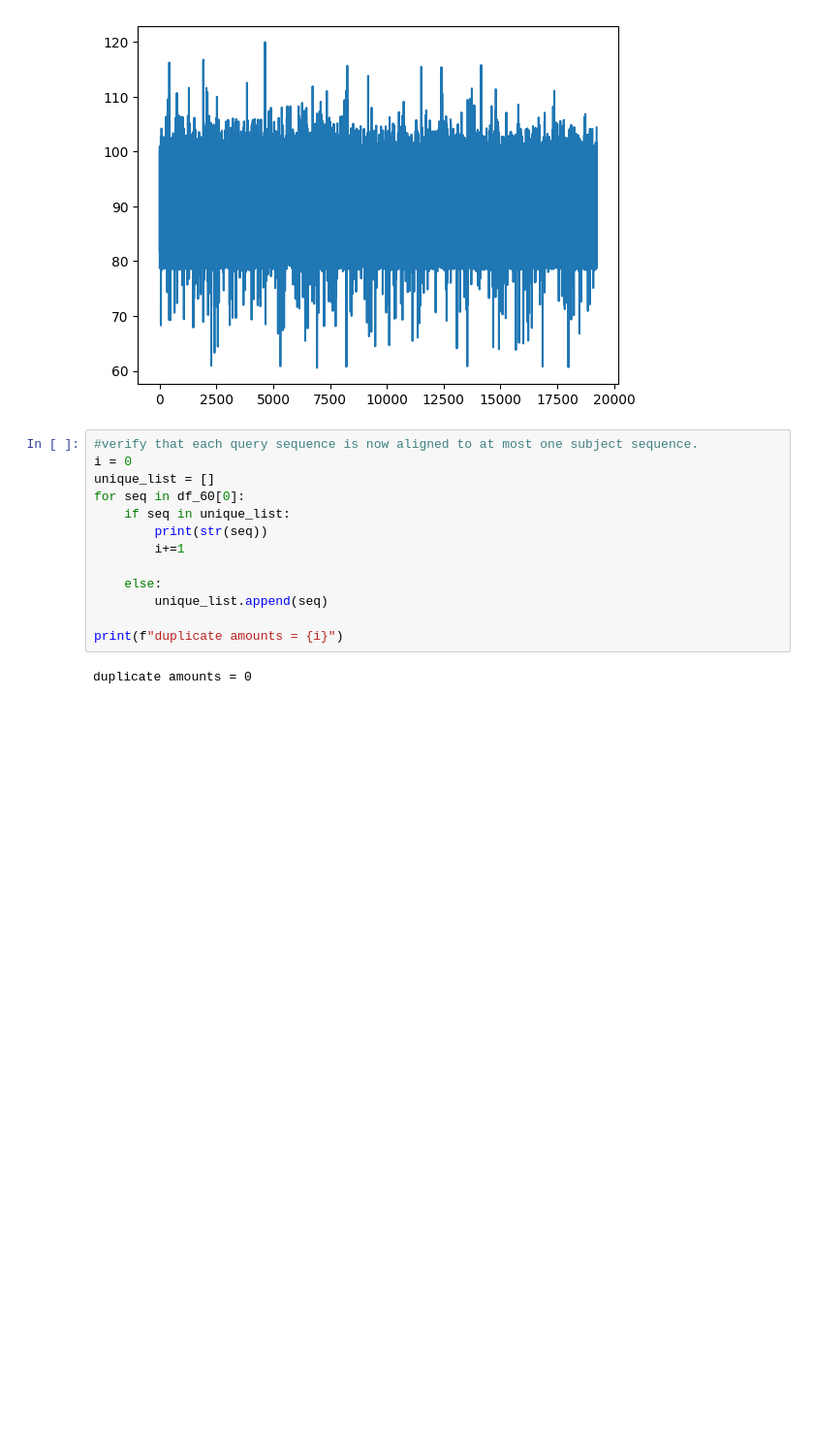
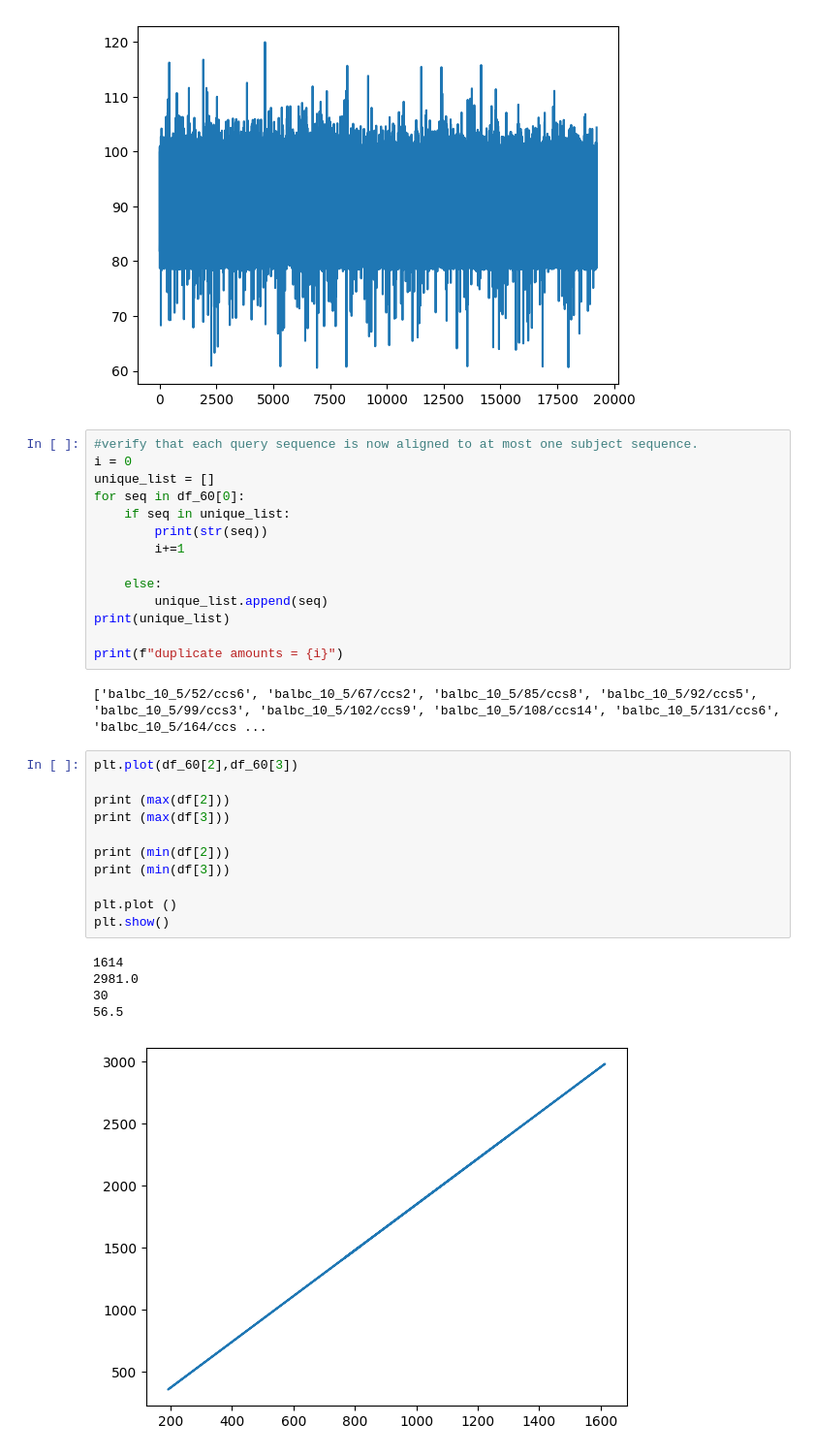
Before and after one commit to Freskoko/BINF200_H23, a Jupyter notebook: assignments/assignment1.ipynb, the cells around one changed output. Shown at 97% size. Saved outputs shown, nothing was run; the diff lists cells and outputs as text; blank space fills up the shorter version.

```diff
--- a/assignments/assignment1.ipynb
+++ b/assignments/assignment1.ipynb
@@ -167,7 +167,25 @@ for seq in df_60[0]:
 
     else:
         unique_list.append(seq)
+print(unique_list)
 
 print(f"duplicate amounts = {i}")
 # %% [output]
-duplicate amounts = 0
+['balbc_10_5/52/ccs6', 'balbc_10_5/67/ccs2', 'balbc_10_5/85/ccs8', 'balbc_10_5/92/ccs5', 'balbc_10_5/99/ccs3', 'balbc_10_5/102/ccs9', 'balbc_10_5/108/ccs14', 'balbc_10_5/131/ccs6', 'balbc_10_5/164/ccs ...
+# %%
+plt.plot(df_60[2],df_60[3])
+
+print (max(df[2]))
+print (max(df[3]))
+
+print (min(df[2]))
+print (min(df[3]))
+
+plt.plot ()
+plt.show()
+# %% [output]
+1614
+2981.0
+30
+56.5
+[figure, added]
```
Also changed, not shown: parts of 6 cells of this notebook, 1 other file.
